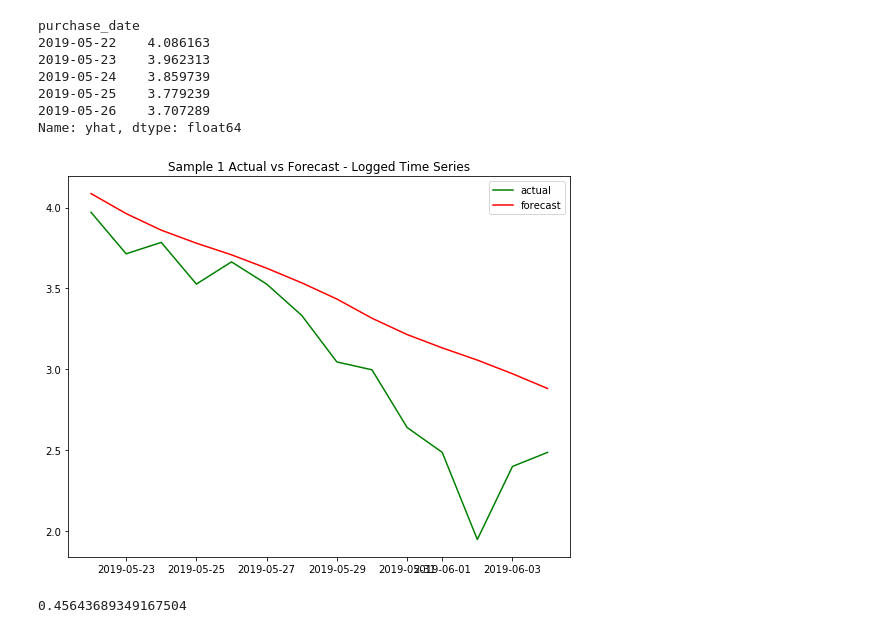
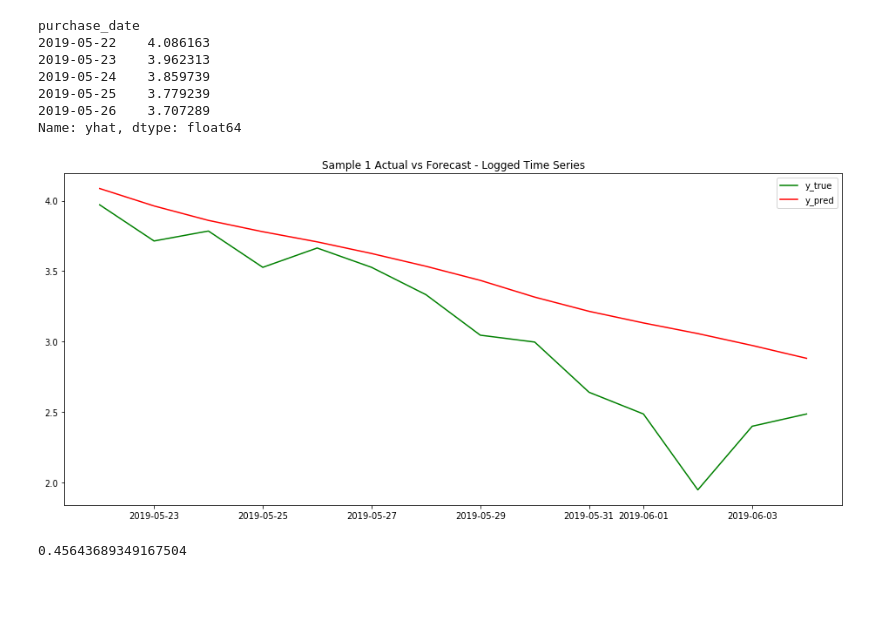
Before and after one commit to hanhanwu/Hanhan_Break_the_Limits, a Jupyter notebook: Bank_Fantasy/Golden_Bridge/prophet_forecast.ipynb, the cells around one changed output. Drawn from its saved outputs; the diff is of its cells as text; code cells hidden in the pictures; blank space fills up the shorter version.

```diff
--- a/Bank_Fantasy/Golden_Bridge/prophet_forecast.ipynb
+++ b/Bank_Fantasy/Golden_Bridge/prophet_forecast.ipynb
@@ -153,15 +153,15 @@ purchase_date
 2019-05-26    3.707289
 Name: yhat, dtype: float64
 # %%
-plt.figure(figsize=(9,7))
-plt.plot(ts_log_test1.index, ts_log_test1, label='actual', color='green')
-plt.plot(y_pred.index, y_pred, label = 'forecast', color='red')
+plt.figure(figsize=(16,7))
+plt.plot(ts_log_test1.index, ts_log_test1, label='y_true', color='green')
+plt.plot(y_pred.index, y_pred, label = 'y_pred', color='red')
 plt.legend(loc='best')
 plt.title("Sample 1 Actual vs Forecast - Logged Time Series")
 plt.show()
 
 rmse = sqrt(mean_squared_error(ts_log_test1, y_pred))
 rmse
 # %% [output]
-[figure, old version]
+[figure, new version]
 0.45643689349167504
```
Also changed, not shown: parts of 5 cells of this notebook.
